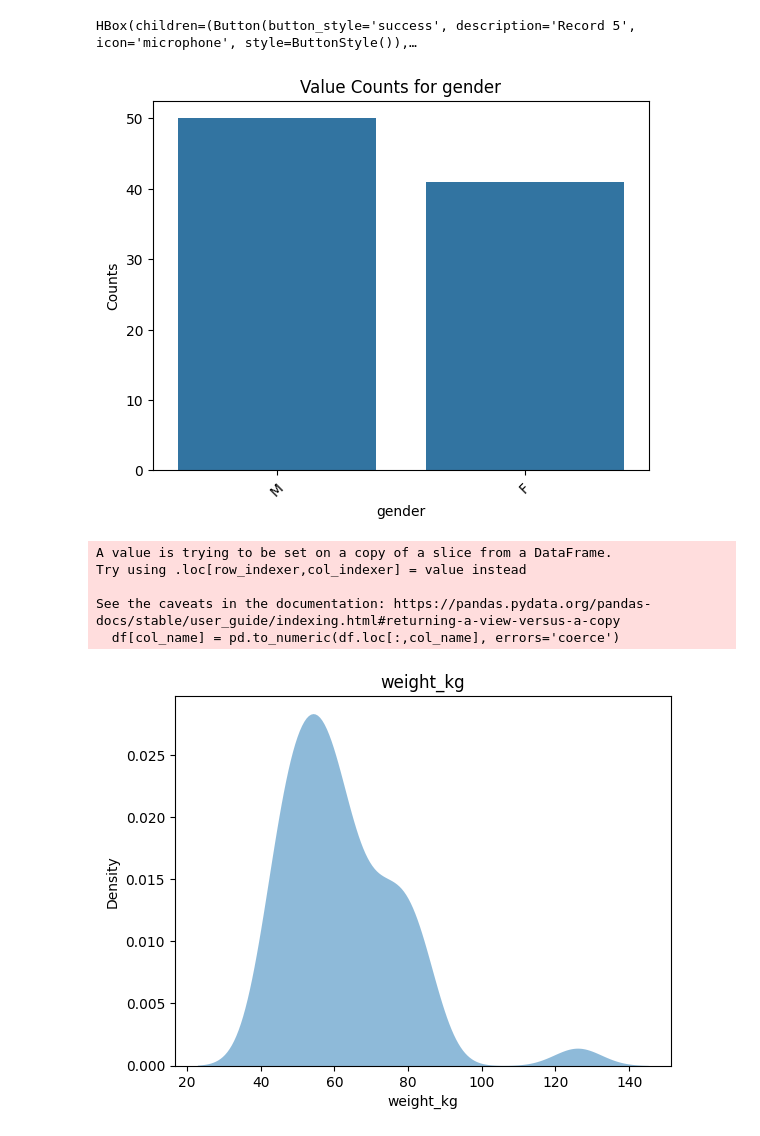
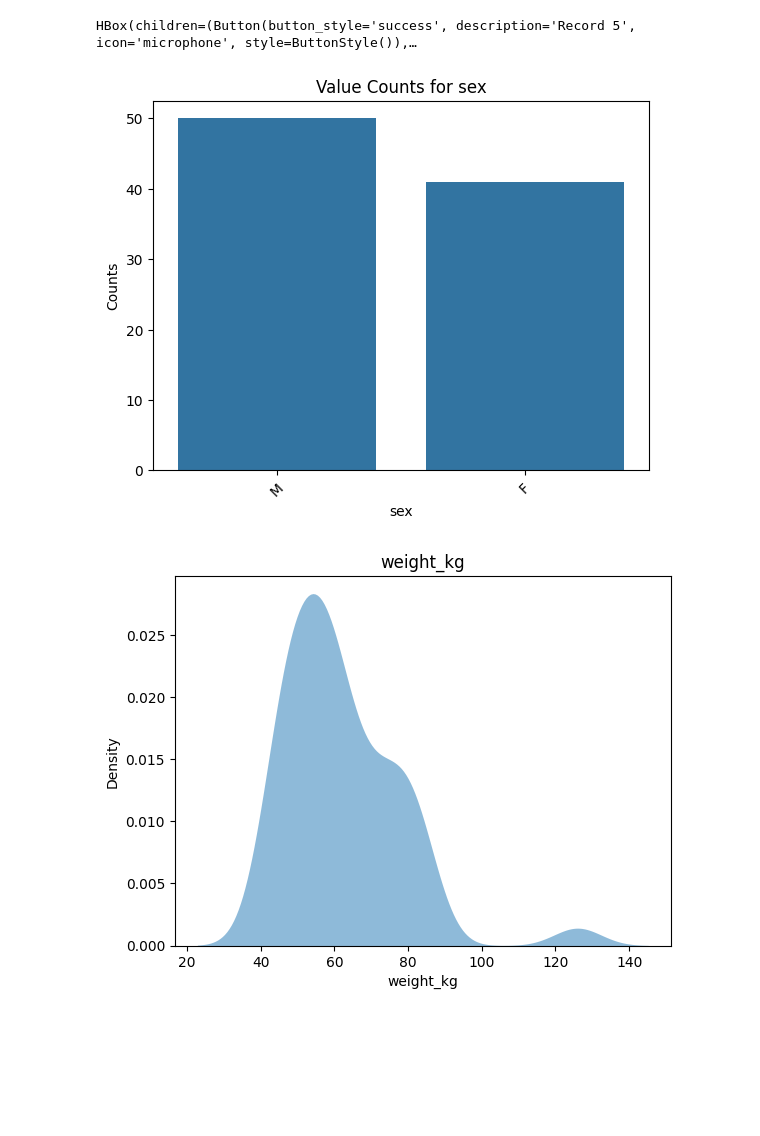
Before and after one commit to dpear/metagpt, a Jupyter notebook: proof_of_concept_template_ai_memorializing_DP.ipynb, the cells around one changed output. Drawn from its saved outputs; the diff is of its cells as text; code cells hidden in the pictures; blank space fills up the shorter version.

```diff
--- a/proof_of_concept_template_ai_memorializing_DP.ipynb
+++ b/proof_of_concept_template_ai_memorializing_DP.ipynb
@@ -549,6 +549,9 @@ _num_type = 'numeric'
 #     return {"sample_name":"string", "subjectid": "string", "body_site": "string", "age": "numeric", "sex": "string"}
 
 def _ai_get_col_type_one(col_name, a_df=None, df_name=None):
+
+    a_df = _get_df(a_df)
+    df_name = _get_df_name(df_name)
 
     col = a_df[col_name]
     _, result = _ask(f'based on the following entries: {col}, in a column named {col_name} '
@@ -714,7 +717,8 @@ def visualize_col_categorical(col_name, df_name=None, a_df=None):
         a_df (DataFrame): Dataframe if differnt than g_working_df
     """
 
-    a_df = a_df if a_df is not None else g_working_df
+    a_df = _get_df(a_df)
+    df_name = _get_df_name(df_name)
 
     fig, ax = plt.subplots()
     sns.barplot(x=a_df[col_name].value_counts().index,
@@ -737,10 +741,13 @@ def visualize_col_numeric(col_name, df_name=None, a_df=None):
         a_df (DataFrame): Dataframe if differnt than g_working_df
     """
 
-    a_df = a_df if a_df is not None else g_working_df
+    a_df = _get_df(a_df)
+    df_name = _get_df_name(df_name)
 
+    warnings.filterwarnings('ignore')
     df = a_df[[col_name]]
-    df.loc[col_name] = pd.to_numeric(df.loc[:,col_name], errors='coerce')
+    df[col_name] = pd.to_numeric(df[col_name], errors='coerce')
+
     df = df.dropna()
     fig, ax = plt.subplots()
     sns.kdeplot(
@@ -1340,15 +1347,10 @@ display(g_buttons)
 HBox(children=(Button(button_style='success', description='Record 5', icon='microphone', style=ButtonStyle()),…
 # %%
 # example: visualize column gender
-visualize_col('gender')
+visualize_col('sex')
 # %% [output]
-[figure, old version]
+[figure, new version]
 # %%
 visualize_col('weight_kg')
 # %% [output]
-A value is trying to be set on a copy of a slice from a DataFrame.
-Try using .loc[row_indexer,col_indexer] = value instead
-
-See the caveats in the documentation: https://pandas.pydata.org/pandas-docs/stable/user_guide/indexing.html#returning-a-view-versus-a-copy
-  df[col_name] = pd.to_numeric(df.loc[:,col_name], errors='coerce')
 [figure]
```
Also changed, not shown: parts of 16 cells of this notebook.
